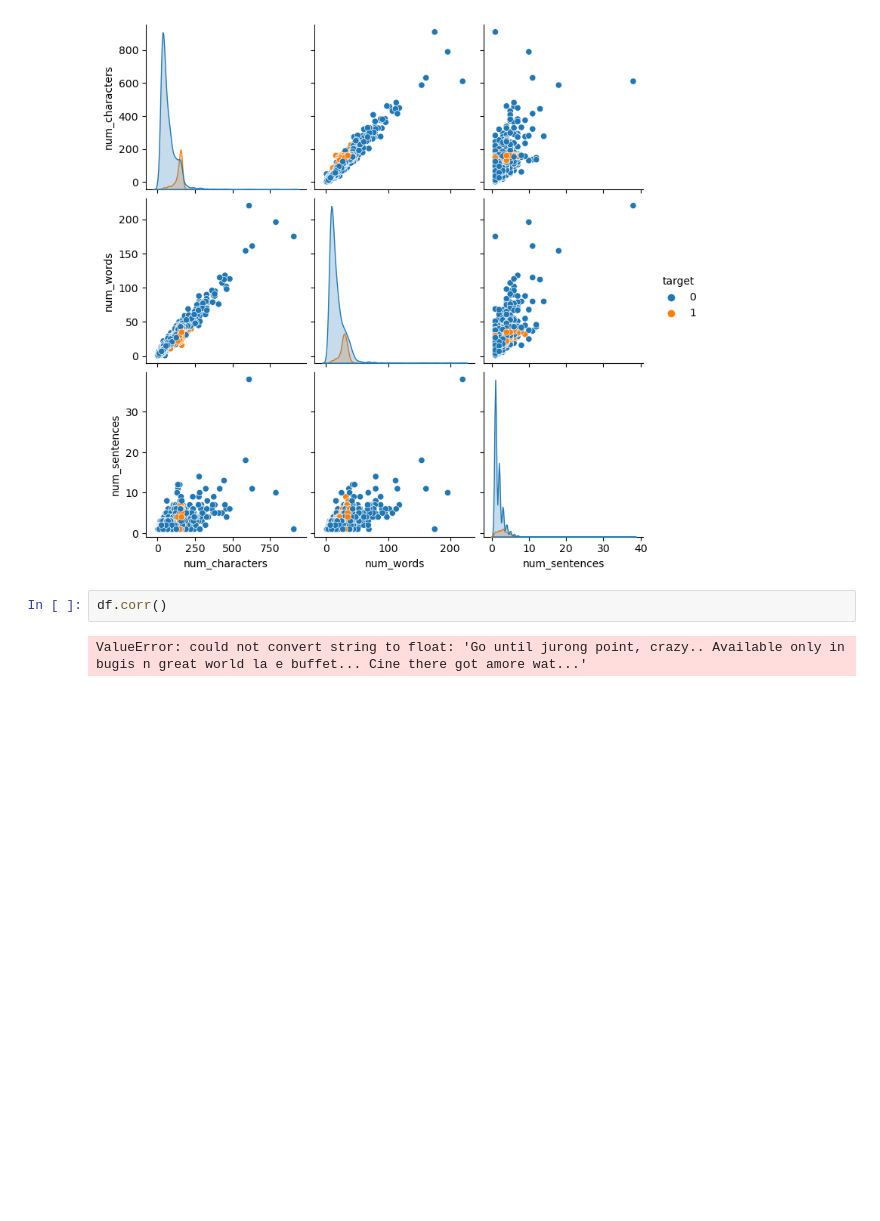
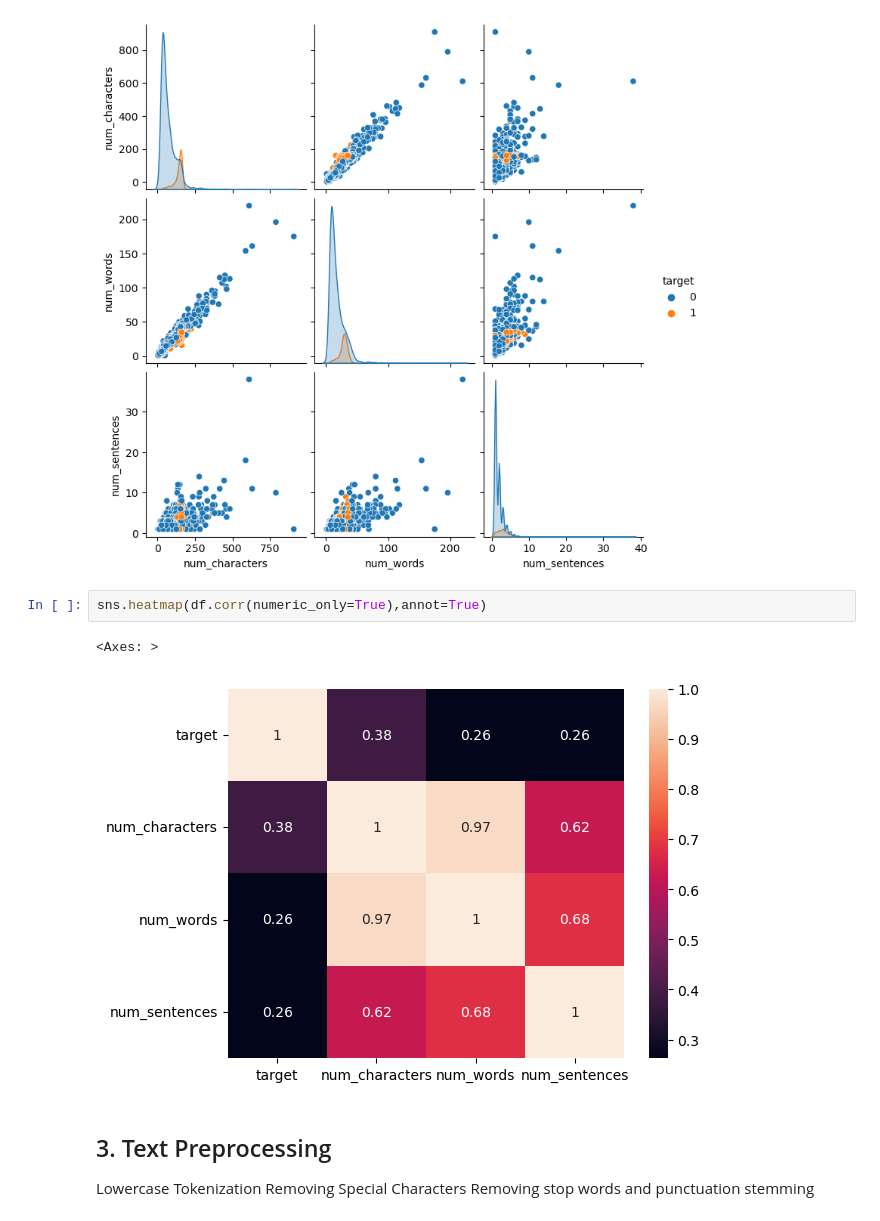
Before and after one commit to muhmdpp/SpamMailClassifier, a Jupyter notebook: sms-spam-detection.ipynb, the cells around one changed output. Saved outputs shown, nothing was run; the diff lists cells and outputs as text; blank space fills up the shorter version.

```diff
--- a/sms-spam-detection.ipynb
+++ b/sms-spam-detection.ipynb
@@ -298,6 +298,14 @@ sns.pairplot(df,hue='target')
 <seaborn.axisgrid.PairGrid at 0x...>
 [figure]
 # %%
-df.corr()
+sns.heatmap(df.corr(numeric_only=True),annot=True)
 # %% [output]
-ValueError: could not convert string to float: 'Go until jurong point, crazy.. Available only in bugis n great world la e buffet... Cine there got amore wat...'
+<Axes: >
+[figure, added]
+# %% [markdown]
+## 3. Text Preprocessing
+Lowercase
+Tokenization
+Removing Special Characters
+Removing stop words and punctuation
+stemming
```
Also changed, not shown: parts of 14 cells of this notebook, 1 other file.
